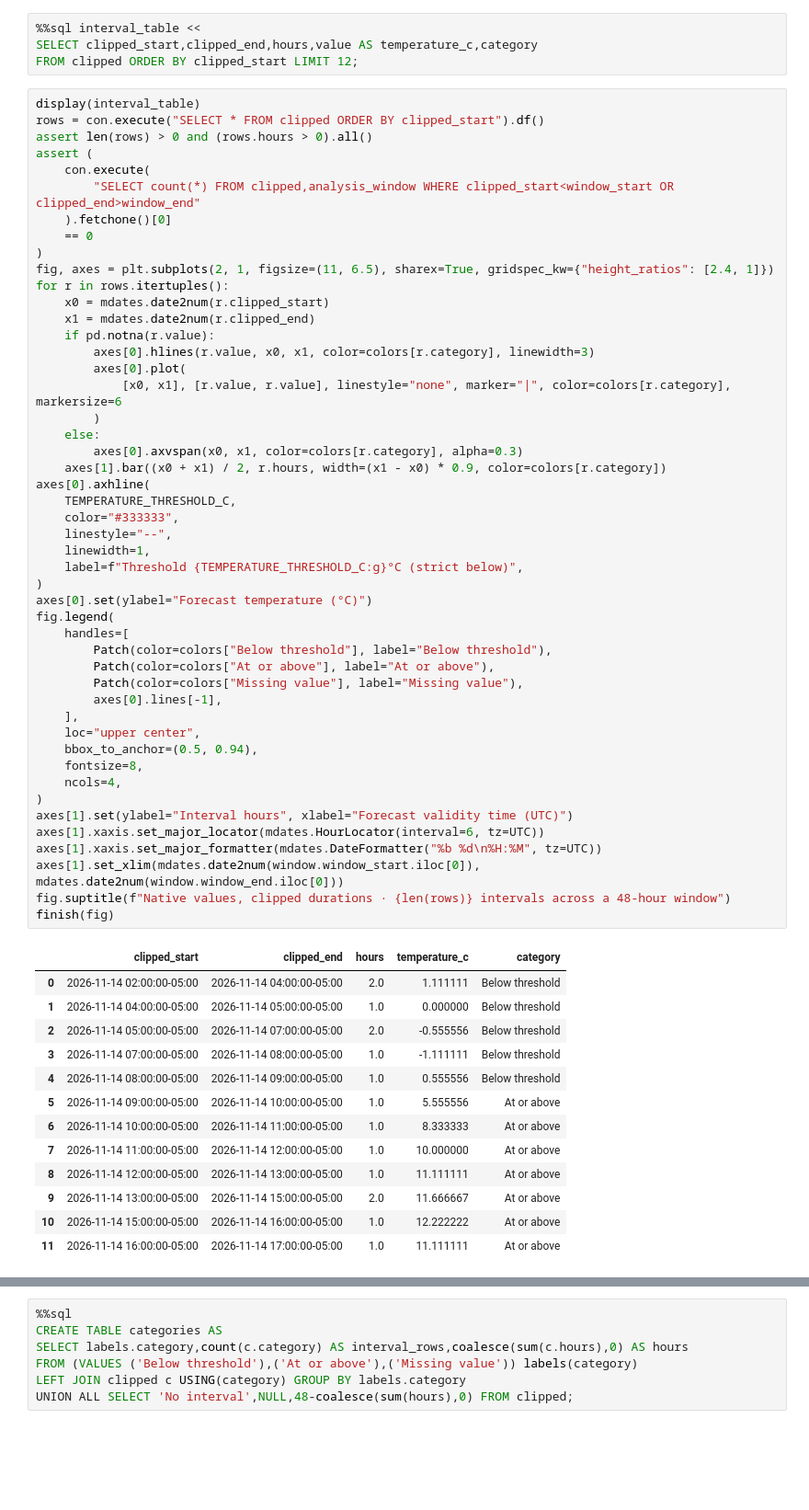
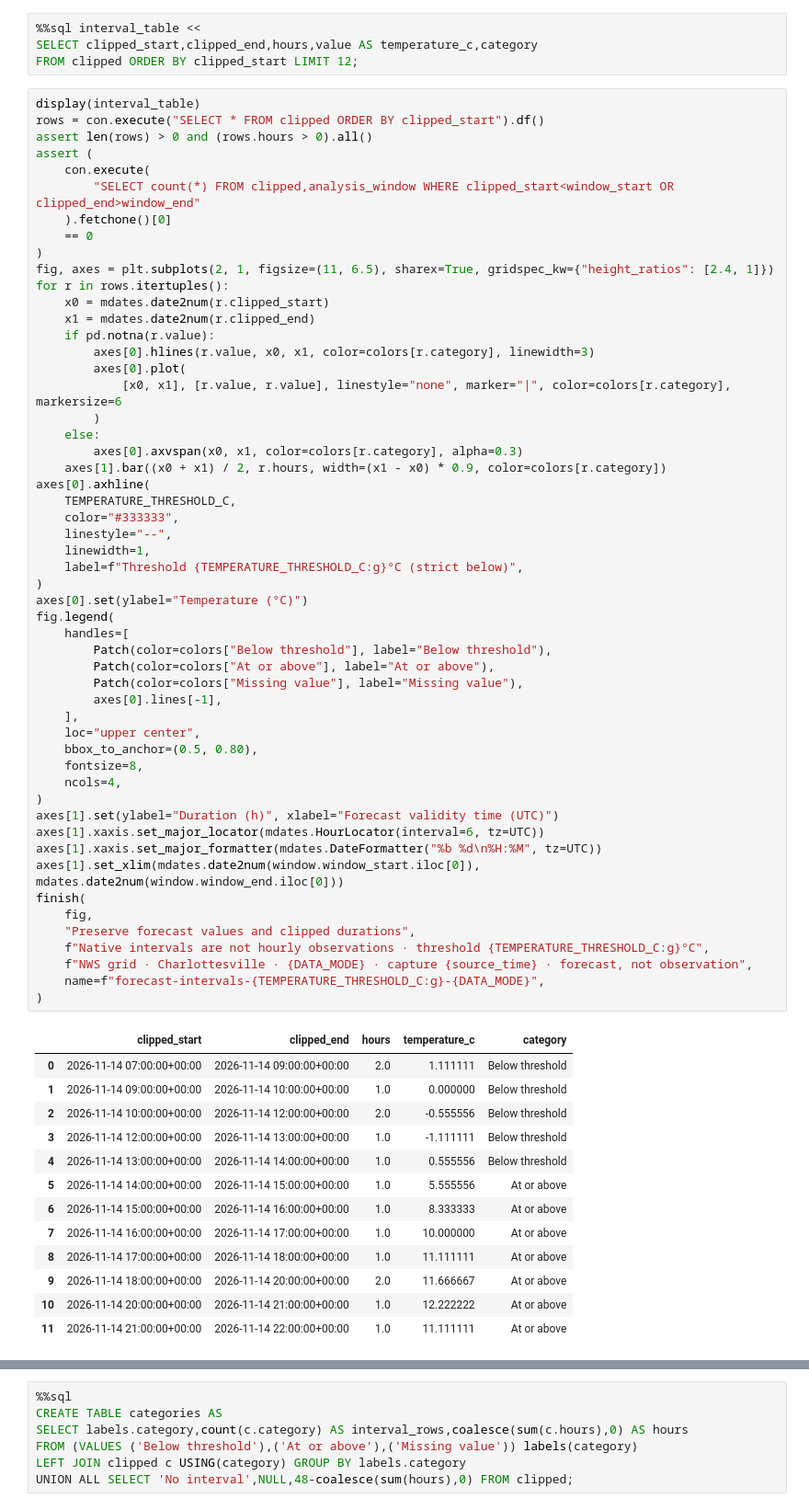
Before and after one commit to Query-farm/vgi-nws, a Jupyter notebook: notebooks/01_count_forecast_hours_not_rows.ipynb, the cells around one changed output, grey strips where cells are left out. Shown at 92% size. Cells and saved outputs as stored; diff of their text form; blank space fills up the shorter version.

```diff
--- a/notebooks/01_count_forecast_hours_not_rows.ipynb
+++ b/notebooks/01_count_forecast_hours_not_rows.ipynb
@@ -255,47 +266,52 @@ for r in rows.itertuples():
         axes[0].hlines(r.value, x0, x1, color=colors[r.category], linewidth=3)
         axes[0].plot(
             [x0, x1], [r.value, r.value], linestyle="none", marker="|", color=colors[r.category], markersize=6
         )
     else:
         axes[0].axvspan(x0, x1, color=colors[r.category], alpha=0.3)
     axes[1].bar((x0 + x1) / 2, r.hours, width=(x1 - x0) * 0.9, color=colors[r.category])
 axes[0].axhline(
     TEMPERATURE_THRESHOLD_C,
     color="#333333",
     linestyle="--",
     linewidth=1,
     label=f"Threshold {TEMPERATURE_THRESHOLD_C:g}°C (strict below)",
 )
-axes[0].set(ylabel="Forecast temperature (°C)")
+axes[0].set(ylabel="Temperature (°C)")
 fig.legend(
     handles=[
         Patch(color=colors["Below threshold"], label="Below threshold"),
         Patch(color=colors["At or above"], label="At or above"),
         Patch(color=colors["Missing value"], label="Missing value"),
         axes[0].lines[-1],
     ],
     loc="upper center",
-    bbox_to_anchor=(0.5, 0.94),
+    bbox_to_anchor=(0.5, 0.80),
     fontsize=8,
     ncols=4,
 )
-axes[1].set(ylabel="Interval hours", xlabel="Forecast validity time (UTC)")
+axes[1].set(ylabel="Duration (h)", xlabel="Forecast validity time (UTC)")
 axes[1].xaxis.set_major_locator(mdates.HourLocator(interval=6, tz=UTC))
 axes[1].xaxis.set_major_formatter(mdates.DateFormatter("%b %d\n%H:%M", tz=UTC))
 axes[1].set_xlim(mdates.date2num(window.window_start.iloc[0]), mdates.date2num(window.window_end.iloc[0]))
-fig.suptitle(f"Native values, clipped durations · {len(rows)} intervals across a 48-hour window")
-finish(fig)
+finish(
+    fig,
+    "Preserve forecast values and clipped durations",
+    f"Native intervals are not hourly observations · threshold {TEMPERATURE_THRESHOLD_C:g}°C",
+    f"NWS grid · Charlottesville · {DATA_MODE} · capture {source_time} · forecast, not observation",
+    name=f"forecast-intervals-{TEMPERATURE_THRESHOLD_C:g}-{DATA_MODE}",
+)
 # %% [output]
 |  | clipped_start | clipped_end | hours | temperature_c | category |
-| 0 | 2026-11-14 02:00:00-05:00 | 2026-11-14 04:00:00-05:00 | 2.0 | 1.111111 | Below threshold |
-| 1 | 2026-11-14 04:00:00-05:00 | 2026-11-14 05:00:00-05:00 | 1.0 | 0.000000 | Below threshold |
-| 2 | 2026-11-14 05:00:00-05:00 | 2026-11-14 07:00:00-05:00 | 2.0 | -0.555556 | Below threshold |
-| 3 | 2026-11-14 07:00:00-05:00 | 2026-11-14 08:00:00-05:00 | 1.0 | -1.111111 | Below threshold |
-| 4 | 2026-11-14 08:00:00-05:00 | 2026-11-14 09:00:00-05:00 | 1.0 | 0.555556 | Below threshold |
-| 5 | 2026-11-14 09:00:00-05:00 | 2026-11-14 10:00:00-05:00 | 1.0 | 5.555556 | At or above |
-| 6 | 2026-11-14 10:00:00-05:00 | 2026-11-14 11:00:00-05:00 | 1.0 | 8.333333 | At or above |
-| 7 | 2026-11-14 11:00:00-05:00 | 2026-11-14 12:00:00-05:00 | 1.0 | 10.000000 | At or above |
-| 8 | 2026-11-14 12:00:00-05:00 | 2026-11-14 13:00:00-05:00 | 1.0 | 11.111111 | At or above |
-| 9 | 2026-11-14 13:00:00-05:00 | 2026-11-14 15:00:00-05:00 | 2.0 | 11.666667 | At or above |
-| 10 | 2026-11-14 15:00:00-05:00 | 2026-11-14 16:00:00-05:00 | 1.0 | 12.222222 | At or above |
-| 11 | 2026-11-14 16:00:00-05:00 | 2026-11-14 17:00:00-05:00 | 1.0 | 11.111111 | At or above |
+| 0 | 2026-11-14 07:00:00+00:00 | 2026-11-14 09:00:00+00:00 | 2.0 | 1.111111 | Below threshold |
+| 1 | 2026-11-14 09:00:00+00:00 | 2026-11-14 10:00:00+00:00 | 1.0 | 0.000000 | Below threshold |
+| 2 | 2026-11-14 10:00:00+00:00 | 2026-11-14 12:00:00+00:00 | 2.0 | -0.555556 | Below threshold |
+| 3 | 2026-11-14 12:00:00+00:00 | 2026-11-14 13:00:00+00:00 | 1.0 | -1.111111 | Below threshold |
+| 4 | 2026-11-14 13:00:00+00:00 | 2026-11-14 14:00:00+00:00 | 1.0 | 0.555556 | Below threshold |
+| 5 | 2026-11-14 14:00:00+00:00 | 2026-11-14 15:00:00+00:00 | 1.0 | 5.555556 | At or above |
+| 6 | 2026-11-14 15:00:00+00:00 | 2026-11-14 16:00:00+00:00 | 1.0 | 8.333333 | At or above |
+| 7 | 2026-11-14 16:00:00+00:00 | 2026-11-14 17:00:00+00:00 | 1.0 | 10.000000 | At or above |
+| 8 | 2026-11-14 17:00:00+00:00 | 2026-11-14 18:00:00+00:00 | 1.0 | 11.111111 | At or above |
+| 9 | 2026-11-14 18:00:00+00:00 | 2026-11-14 20:00:00+00:00 | 2.0 | 11.666667 | At or above |
+| 10 | 2026-11-14 20:00:00+00:00 | 2026-11-14 21:00:00+00:00 | 1.0 | 12.222222 | At or above |
+| 11 | 2026-11-14 21:00:00+00:00 | 2026-11-14 22:00:00+00:00 | 1.0 | 11.111111 | At or above |
```
Also changed, not shown: parts of 18 cells of this notebook, 27 other files.
